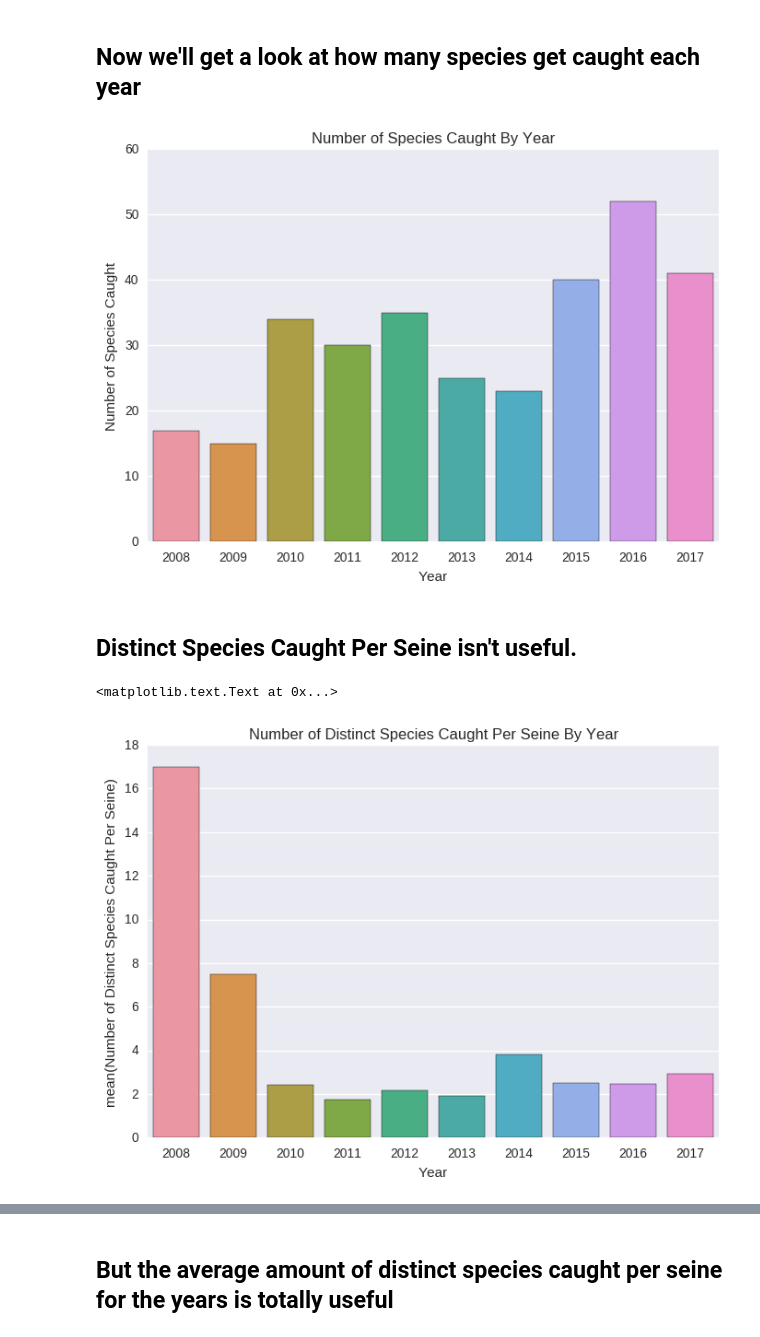
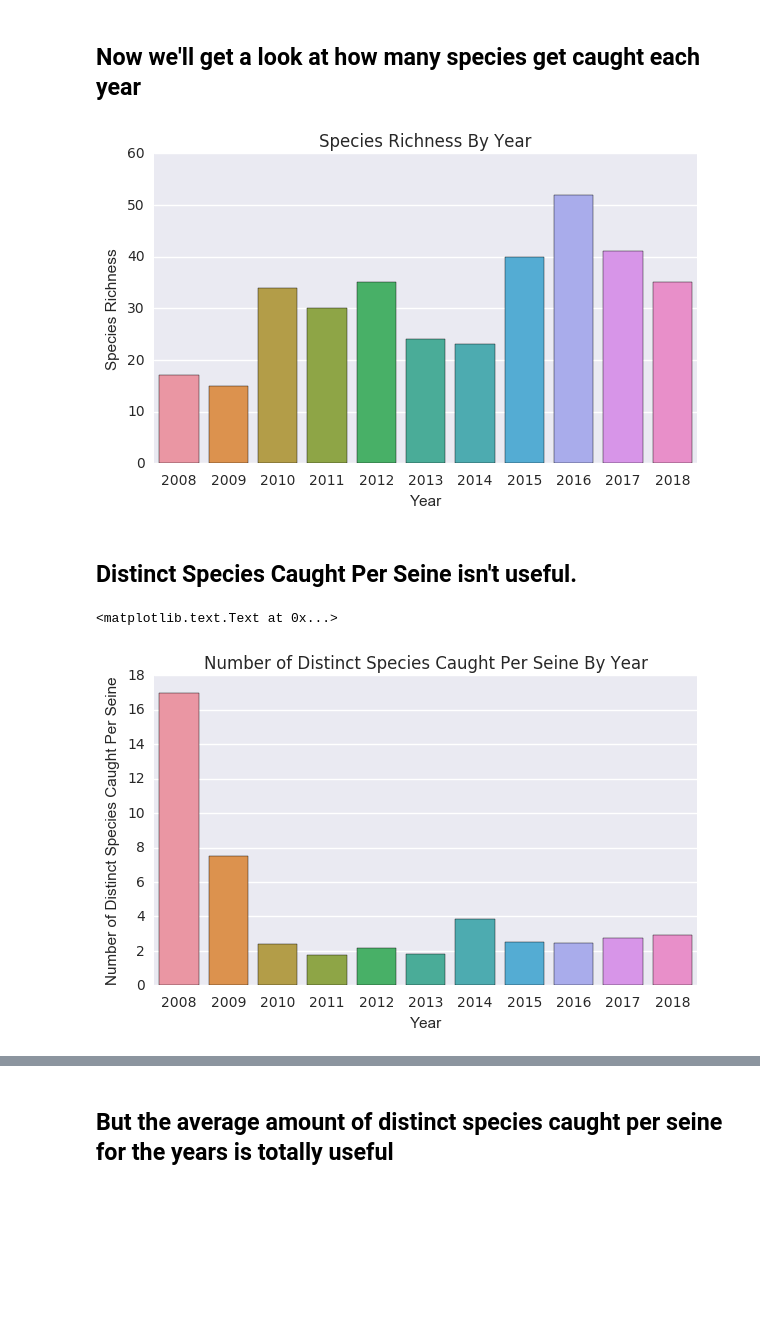
Before and after one commit to Shadhopson/Seining_Analysis, a Jupyter notebook: Create catch per unit effort vs. year graph.ipynb, the cells around one changed output, grey strips where cells are left out. Cells and saved outputs as stored; diff of their text form; code cells hidden in the pictures; blank space fills up the shorter version.

```diff
--- a/Create catch per unit effort vs. year graph.ipynb
+++ b/Create catch per unit effort vs. year graph.ipynb
@@ -115 +115,3 @@ nojellygrouped_graph_db
+# %%
+sns.set(rc={'figure.figsize':(7,4)})
 # %%
@@ -158,9 +141,6 @@ graph_db.head()
 # %%
 grouped_db = graph_db.groupby('Year', as_index=False).sum()
 nojellygrouped_db =nojellygraph_db.groupby('Year', as_index=False).sum()
-# %%
-grouped_db = grouped_db[grouped_db['Year']<2018]
-nojellygrouped_db = nojellygrouped_db[nojellygrouped_db['Year']<2018]
 # %%
 grouped_db
 # %% [output]
@@ -215,7 +201,7 @@ graph_db.head()
 D = {}
 Species_count = {}
 for year in list(set(graph_db['Year'])):
-    if  year < 2018:
+    if  year < 2019:
         year_data = graph_db[graph_db['Year'] == year]
         #print year, set(year_data['Date'])
         D[year] = len(list(set(year_data['Date_Time'])))
@@ -224,7 +210,7 @@ for year in list(set(graph_db['Year'])):
 nojellyD = {}
 nojellySpecies_count = {}
 for year in list(set(nojellygraph_db['Year'])):
-    if  year < 2018:
+    if  year < 2019:
         year_data = nojellygraph_db[nojellygraph_db['Year'] == year]
         #print year, set(year_data['Date'])
         nojellyD[year] = len(list(set(year_data['Date_Time'])))
@@ -414,11 +410,11 @@ plt.savefig('Graphs/Specific Organisms Caught by Year, stacked bar chart')
 ## Now we'll get a look at how many species get caught each year
 # %%
 ax = sns.barplot(x="Year", y="# of Species", data=grouped_db)
-ax.set_title('Number of Species Caught By Year')
-ax.set_ylabel('Number of Species Caught')
+ax.set_title('Species Richness By Year')
+ax.set_ylabel('Species Richness')
 ax.figure.savefig('Graphs/Number of Distinct Species Caught By Year')
 # %% [output]
-[figure, old version]
+[figure, new version]
 # %% [markdown]
 ## Distinct Species Caught Per Seine isn't useful.
 # %%
@@ -428,4 +424,4 @@ ax = sns.barplot(x="Year", y='Number of Distinct Species Caught Per Seine', data
 ax.set_title('Number of Distinct Species Caught Per Seine By Year')
 # %% [output]
 <matplotlib.text.Text at 0x...>
-[figure, old version]
+[figure, new version]
```
Also changed, not shown: parts of 33 cells of this notebook, 21 other files.
